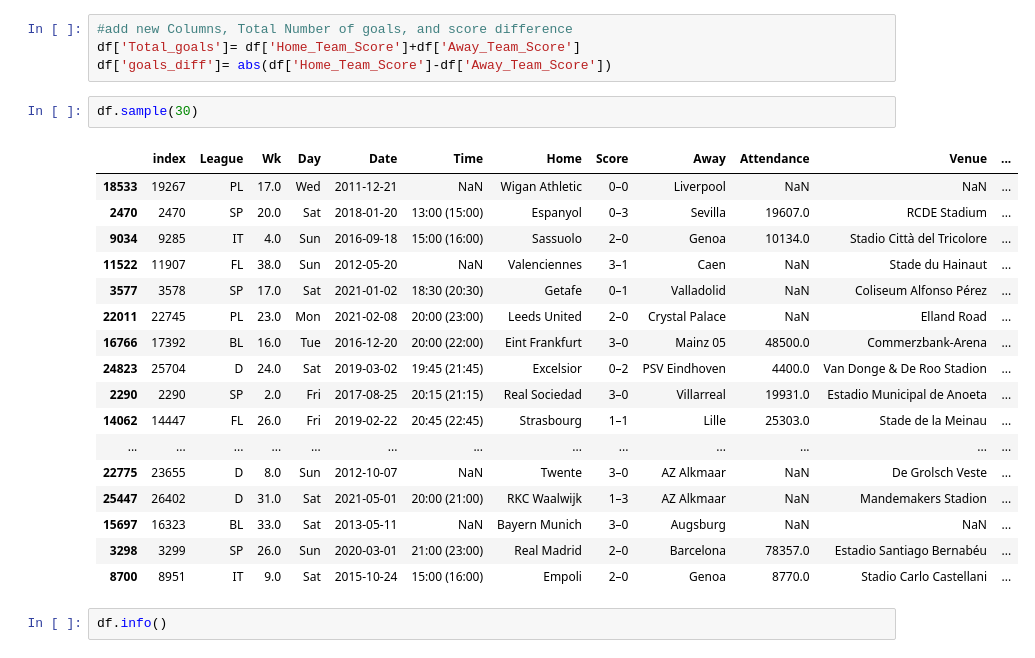
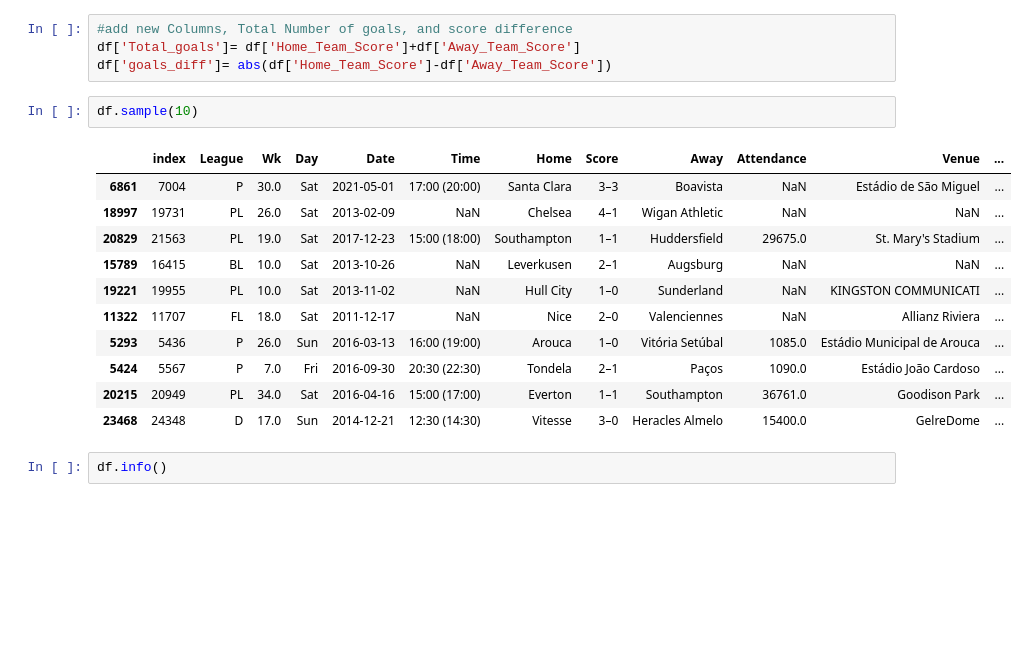
Before and after one commit to MohammedAljaafai/Football_Matches_Recommendation_System_Capstone, a Jupyter notebook: Football_EDA.ipynb, the cells around one changed output. Drawn from its saved outputs; the diff is of its cells as text; blank space fills up the shorter version.

```diff
--- a/Football_EDA.ipynb
+++ b/Football_EDA.ipynb
@@ -344,25 +348,19 @@ memory usage: 3.3+ MB
 df['Total_goals']= df['Home_Team_Score']+df['Away_Team_Score']
 df['goals_diff']= abs(df['Home_Team_Score']-df['Away_Team_Score'])
 # %%
-df.sample(30)
+df.sample(10)
 # %% [output]
 |  | index | League | Wk | Day | Date | Time | Home | Score | Away | Attendance | Venue | ... |
-| 18533 | 19267 | PL | 17.0 | Wed | 2011-12-21 | NaN | Wigan Athletic | 0–0 | Liverpool | NaN | NaN | ... |
-| 2470 | 2470 | SP | 20.0 | Sat | 2018-01-20 | 13:00 (15:00) | Espanyol | 0–3 | Sevilla | 19607.0 | RCDE Stadium | ... |
-| 9034 | 9285 | IT | 4.0 | Sun | 2016-09-18 | 15:00 (16:00) | Sassuolo | 2–0 | Genoa | 10134.0 | Stadio Città del Tricolore | ... |
-| 11522 | 11907 | FL | 38.0 | Sun | 2012-05-20 | NaN | Valenciennes | 3–1 | Caen | NaN | Stade du Hainaut | ... |
-| 3577 | 3578 | SP | 17.0 | Sat | 2021-01-02 | 18:30 (20:30) | Getafe | 0–1 | Valladolid | NaN | Coliseum Alfonso Pérez | ... |
-| 22011 | 22745 | PL | 23.0 | Mon | 2021-02-08 | 20:00 (23:00) | Leeds United | 2–0 | Crystal Palace | NaN | Elland Road | ... |
-| 16766 | 17392 | BL | 16.0 | Tue | 2016-12-20 | 20:00 (22:00) | Eint Frankfurt | 3–0 | Mainz 05 | 48500.0 | Commerzbank-Arena | ... |
-| 24823 | 25704 | D | 24.0 | Sat | 2019-03-02 | 19:45 (21:45) | Excelsior | 0–2 | PSV Eindhoven | 4400.0 | Van Donge & De Roo Stadion | ... |
-| 2290 | 2290 | SP | 2.0 | Fri | 2017-08-25 | 20:15 (21:15) | Real Sociedad | 3–0 | Villarreal | 19931.0 | Estadio Municipal de Anoeta | ... |
-| 14062 | 14447 | FL | 26.0 | Fri | 2019-02-22 | 20:45 (22:45) | Strasbourg | 1–1 | Lille | 25303.0 | Stade de la Meinau | ... |
-| ... | ... | ... | ... | ... | ... | ... | ... | ... | ... | ... | ... | ... |
-| 22775 | 23655 | D | 8.0 | Sun | 2012-10-07 | NaN | Twente | 3–0 | AZ Alkmaar | NaN | De Grolsch Veste | ... |
-| 25447 | 26402 | D | 31.0 | Sat | 2021-05-01 | 20:00 (21:00) | RKC Waalwijk | 1–3 | AZ Alkmaar | NaN | Mandemakers Stadion | ... |
-| 15697 | 16323 | BL | 33.0 | Sat | 2013-05-11 | NaN | Bayern Munich | 3–0 | Augsburg | NaN | NaN | ... |
-| 3298 | 3299 | SP | 26.0 | Sun | 2020-03-01 | 21:00 (23:00) | Real Madrid | 2–0 | Barcelona | 78357.0 | Estadio Santiago Bernabéu | ... |
-| 8700 | 8951 | IT | 9.0 | Sat | 2015-10-24 | 15:00 (16:00) | Empoli | 2–0 | Genoa | 8770.0 | Stadio Carlo Castellani | ... |
+| 6861 | 7004 | P | 30.0 | Sat | 2021-05-01 | 17:00 (20:00) | Santa Clara | 3–3 | Boavista | NaN | Estádio de São Miguel | ... |
+| 18997 | 19731 | PL | 26.0 | Sat | 2013-02-09 | NaN | Chelsea | 4–1 | Wigan Athletic | NaN | NaN | ... |
+| 20829 | 21563 | PL | 19.0 | Sat | 2017-12-23 | 15:00 (18:00) | Southampton | 1–1 | Huddersfield | 29675.0 | St. Mary's Stadium | ... |
+| 15789 | 16415 | BL | 10.0 | Sat | 2013-10-26 | NaN | Leverkusen | 2–1 | Augsburg | NaN | NaN | ... |
+| 19221 | 19955 | PL | 10.0 | Sat | 2013-11-02 | NaN | Hull City | 1–0 | Sunderland | NaN | KINGSTON COMMUNICATI | ... |
+| 11322 | 11707 | FL | 18.0 | Sat | 2011-12-17 | NaN | Nice | 2–0 | Valenciennes | NaN | Allianz Riviera | ... |
+| 5293 | 5436 | P | 26.0 | Sun | 2016-03-13 | 16:00 (19:00) | Arouca | 1–0 | Vitória Setúbal | 1085.0 | Estádio Municipal de Arouca | ... |
+| 5424 | 5567 | P | 7.0 | Fri | 2016-09-30 | 20:30 (22:30) | Tondela | 2–1 | Paços | 1090.0 | Estádio João Cardoso | ... |
+| 20215 | 20949 | PL | 34.0 | Sat | 2016-04-16 | 15:00 (17:00) | Everton | 1–1 | Southampton | 36761.0 | Goodison Park | ... |
+| 23468 | 24348 | D | 17.0 | Sun | 2014-12-21 | 12:30 (14:30) | Vitesse | 3–0 | Heracles Almelo | 15400.0 | GelreDome | ... |
 # %%
 df.info()
 # %% [output]
```
Also changed, not shown: parts of 31 cells of this notebook.
